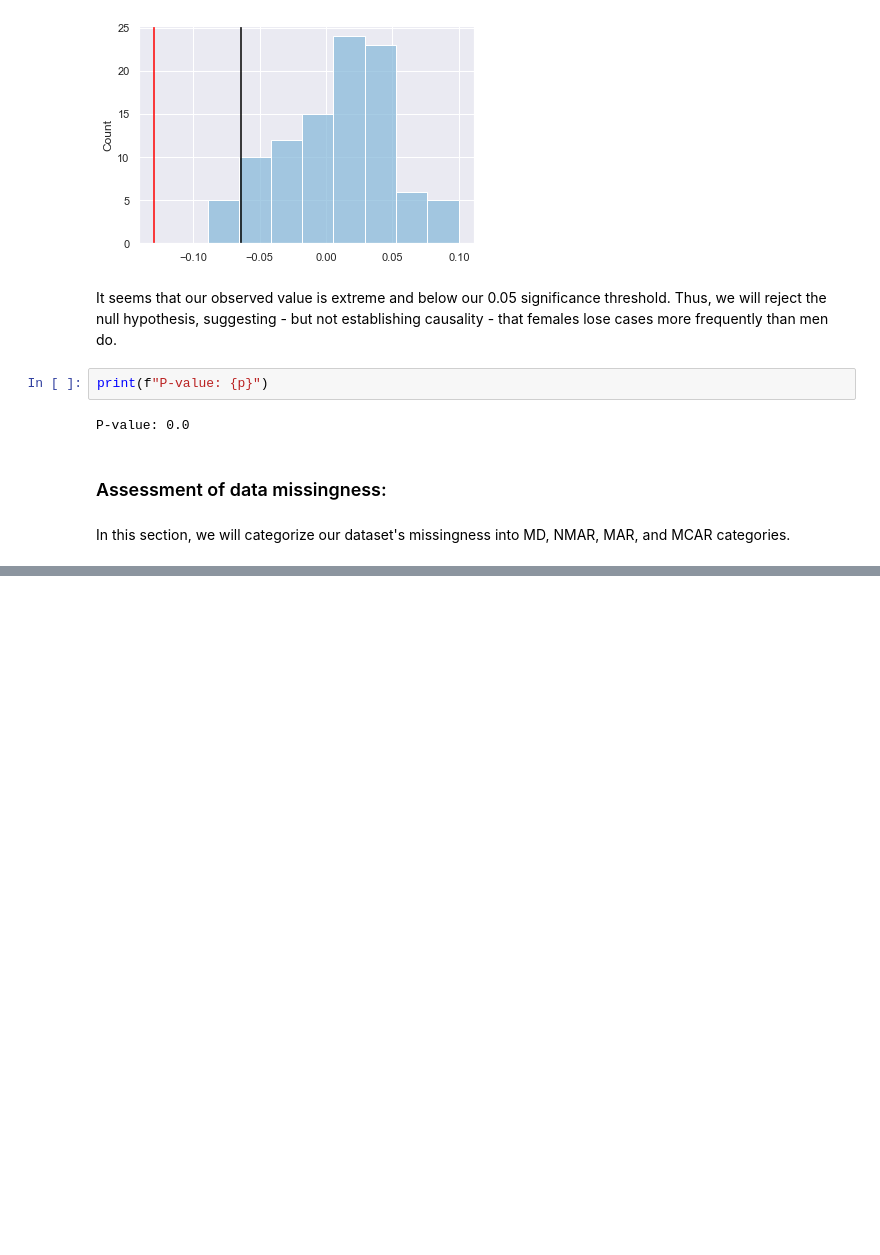
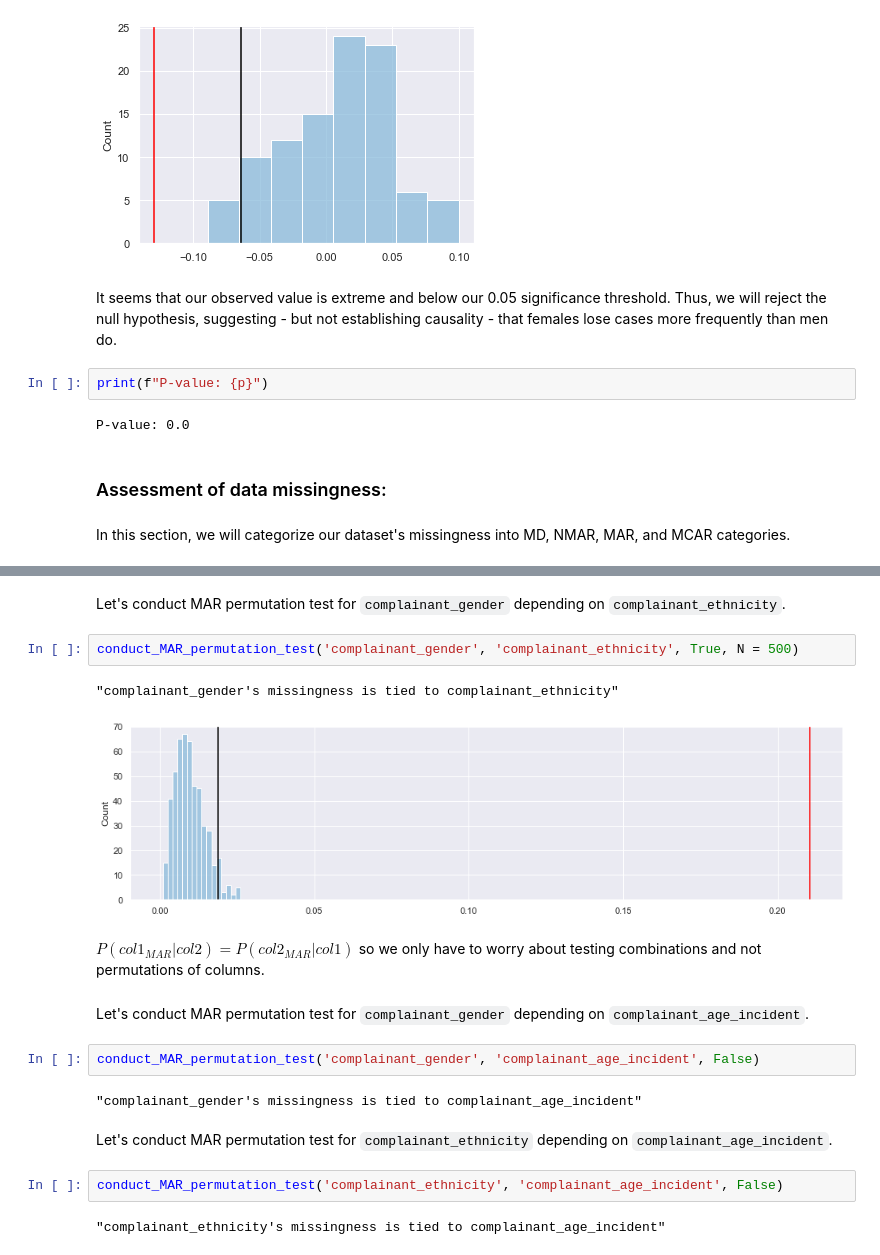
Before and after one commit to RyanHUNGry/nypd-civilian-complaints-EDA, a Jupyter notebook: notebook.ipynb, the cells around one changed output, grey strips where cells are left out. Saved outputs shown, nothing was run; the diff lists cells and outputs as text; blank space fills up the shorter version.

```diff
--- a/notebook.ipynb
+++ b/notebook.ipynb
@@ -781,0 +836,21 @@ Let's assess missingness for `complainant_gender`, `complainant_ethnicity`, and
+# %% [markdown]
+Let's conduct MAR permutation test for `complainant_gender` depending on `complainant_ethnicity`.
+# %%
+conduct_MAR_permutation_test('complainant_gender', 'complainant_ethnicity', True, N = 500)
+# %% [output]
+"complainant_gender's missingness is tied to complainant_ethnicity"
+[figure, added]
+# %% [markdown]
+$P(col1_{MAR}|col2) = P(col2_{MAR}|col1)$ so we only have to worry about testing combinations and not permutations of columns.
+# %% [markdown]
+Let's conduct MAR permutation test for `complainant_gender` depending on `complainant_age_incident`.
+# %%
+conduct_MAR_permutation_test('complainant_gender', 'complainant_age_incident', False)
+# %% [output]
+"complainant_gender's missingness is tied to complainant_age_incident"
+# %% [markdown]
+Let's conduct MAR permutation test for `complainant_ethnicity` depending on `complainant_age_incident`.
+# %%
+conduct_MAR_permutation_test('complainant_ethnicity', 'complainant_age_incident', False)
+# %% [output]
+"complainant_ethnicity's missingness is tied to complainant_age_incident"
```
Also changed, not shown: parts of 12 cells of this notebook.
